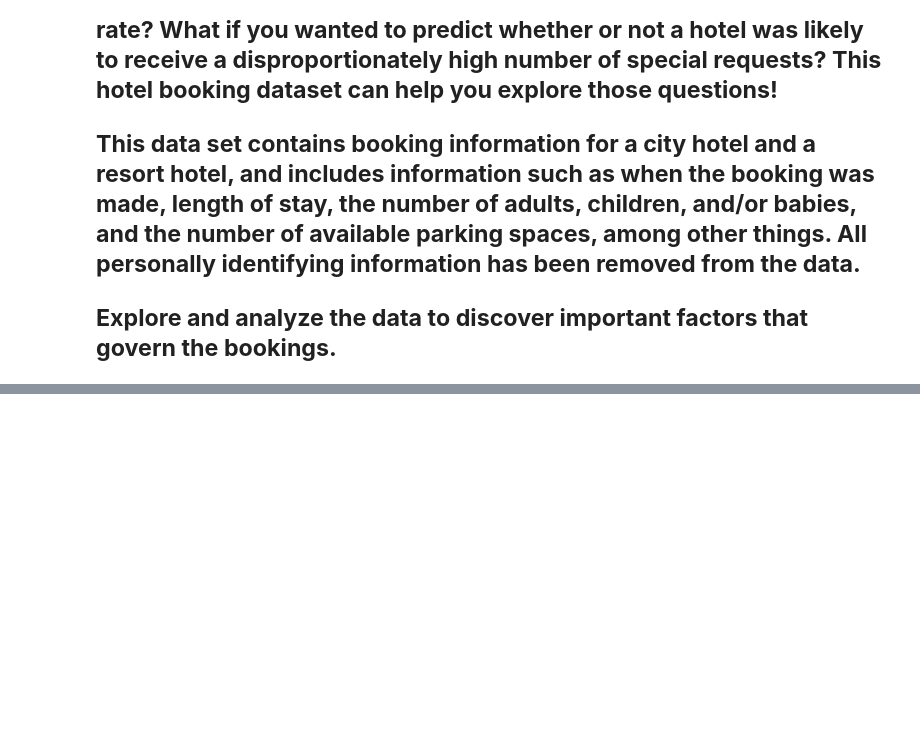
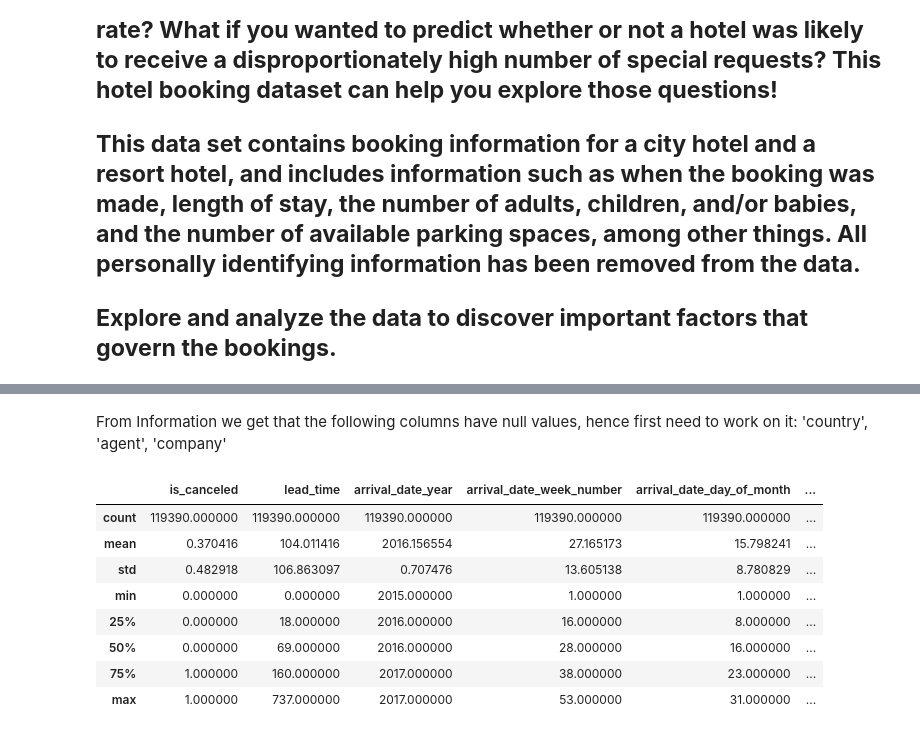
Before and after one commit to V-dit/EDA-hotel-booking-analysis, a Jupyter notebook: Hotel_Booking_Analysis_Capstone_Project.ipynb, the cells around one changed output, grey strips where cells are left out. Drawn from its saved outputs; the diff is of its cells as text; code cells hidden in the pictures; blank space fills up the shorter version.

```diff
--- a/Hotel_Booking_Analysis_Capstone_Project.ipynb
+++ b/Hotel_Booking_Analysis_Capstone_Project.ipynb
@@ -8,0 +20,4 @@
+# %%
+# Load the csv as pandas dataframe
+filepath = '/content/drive/MyDrive/Colab Notebooks/EDA Capstone Project/Hotel Booking/Hotel Bookings.csv'
+df = pd.read_csv(filepath)
@@ -8,0 +54,15 @@
+# %% [markdown]
+From Information we get that the following columns have null values, hence first need to work on it:
+'country', 'agent', 'company'
+# %%
+df.describe()
+# %% [output]
+|  | is_canceled | lead_time | arrival_date_year | arrival_date_week_number | arrival_date_day_of_month | ... |
+| count | 119390.000000 | 119390.000000 | 119390.000000 | 119390.000000 | 119390.000000 | ... |
+| mean | 0.370416 | 104.011416 | 2016.156554 | 27.165173 | 15.798241 | ... |
+| std | 0.482918 | 106.863097 | 0.707476 | 13.605138 | 8.780829 | ... |
+| min | 0.000000 | 0.000000 | 2015.000000 | 1.000000 | 1.000000 | ... |
+| 25% | 0.000000 | 18.000000 | 2016.000000 | 16.000000 | 8.000000 | ... |
+| 50% | 0.000000 | 69.000000 | 2016.000000 | 28.000000 | 16.000000 | ... |
+| 75% | 1.000000 | 160.000000 | 2017.000000 | 38.000000 | 23.000000 | ... |
+| max | 1.000000 | 737.000000 | 2017.000000 | 53.000000 | 31.000000 | ... |
```
Also changed, not shown: parts of 5 cells of this notebook.
